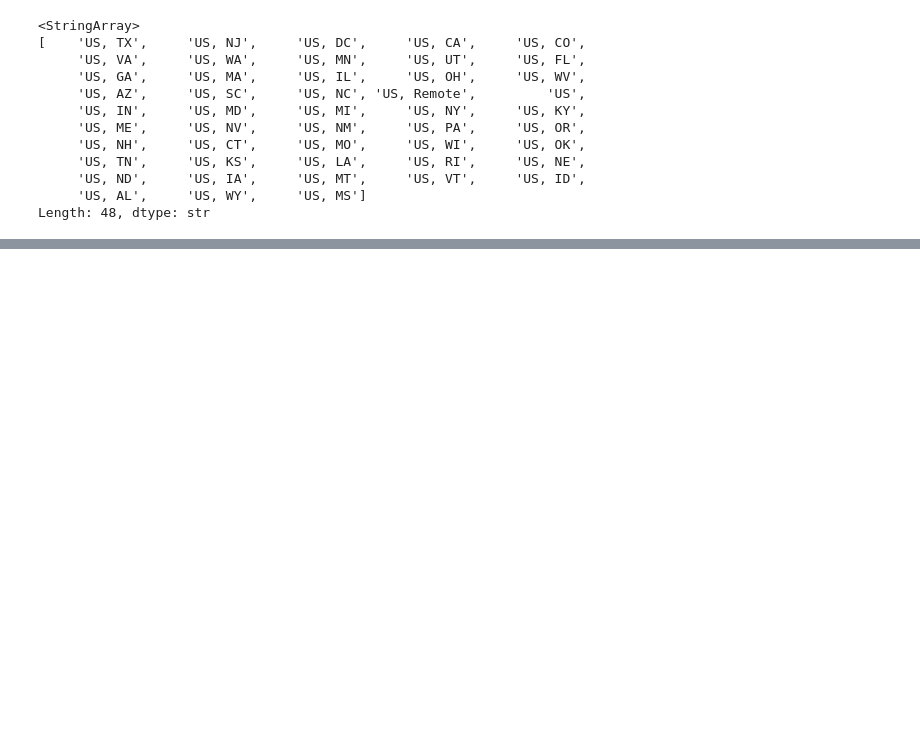
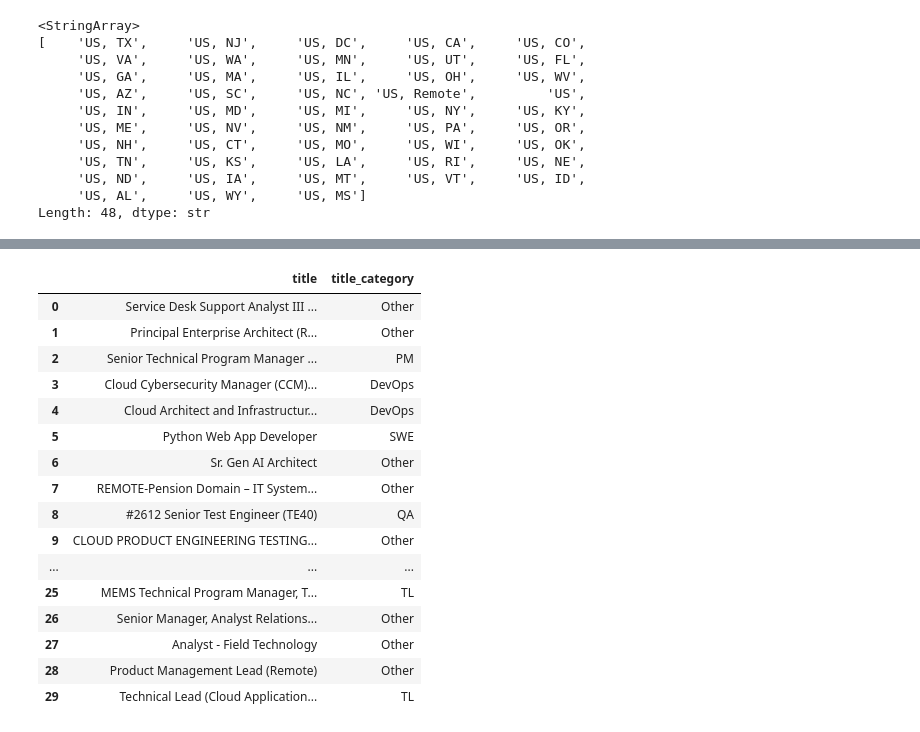
Before and after one commit to nahuel-nicolas/tech-jobs-analysis, a Jupyter notebook: predictions/main.ipynb, the cells around one changed output, grey strips where cells are left out. Cells and saved outputs as stored; diff of their text form; code cells hidden in the pictures; blank space fills up the shorter version.

Commit message:
clean title

```diff
--- a/predictions/main.ipynb
+++ b/predictions/main.ipynb
@@ -279,0 +442,20 @@ Length: 48, dtype: str
+# %%
+df[['title', 'title_category']].head(30)
+# %% [output]
+|  | title | title_category |
+| 0 | Service Desk Support Analyst III ... | Other |
+| 1 | Principal Enterprise Architect (R... | Other |
+| 2 | Senior Technical Program Manager ... | PM |
+| 3 | Cloud Cybersecurity Manager (CCM)... | DevOps |
+| 4 | Cloud Architect and Infrastructur... | DevOps |
+| 5 | Python Web App Developer | SWE |
+| 6 | Sr. Gen AI Architect | Other |
+| 7 | REMOTE-Pension Domain – IT System... | Other |
+| 8 | #2612 Senior Test Engineer (TE40) | QA |
+| 9 | CLOUD PRODUCT ENGINEERING TESTING... | Other |
+| ... | ... | ... |
+| 25 | MEMS Technical Program Manager, T... | TL |
+| 26 | Senior Manager, Analyst Relations... | Other |
+| 27 | Analyst - Field Technology | Other |
+| 28 | Product Management Lead (Remote) | Other |
+| 29 | Technical Lead (Cloud Application... | TL |
```
Also changed, not shown: parts of 3 cells of this notebook.
